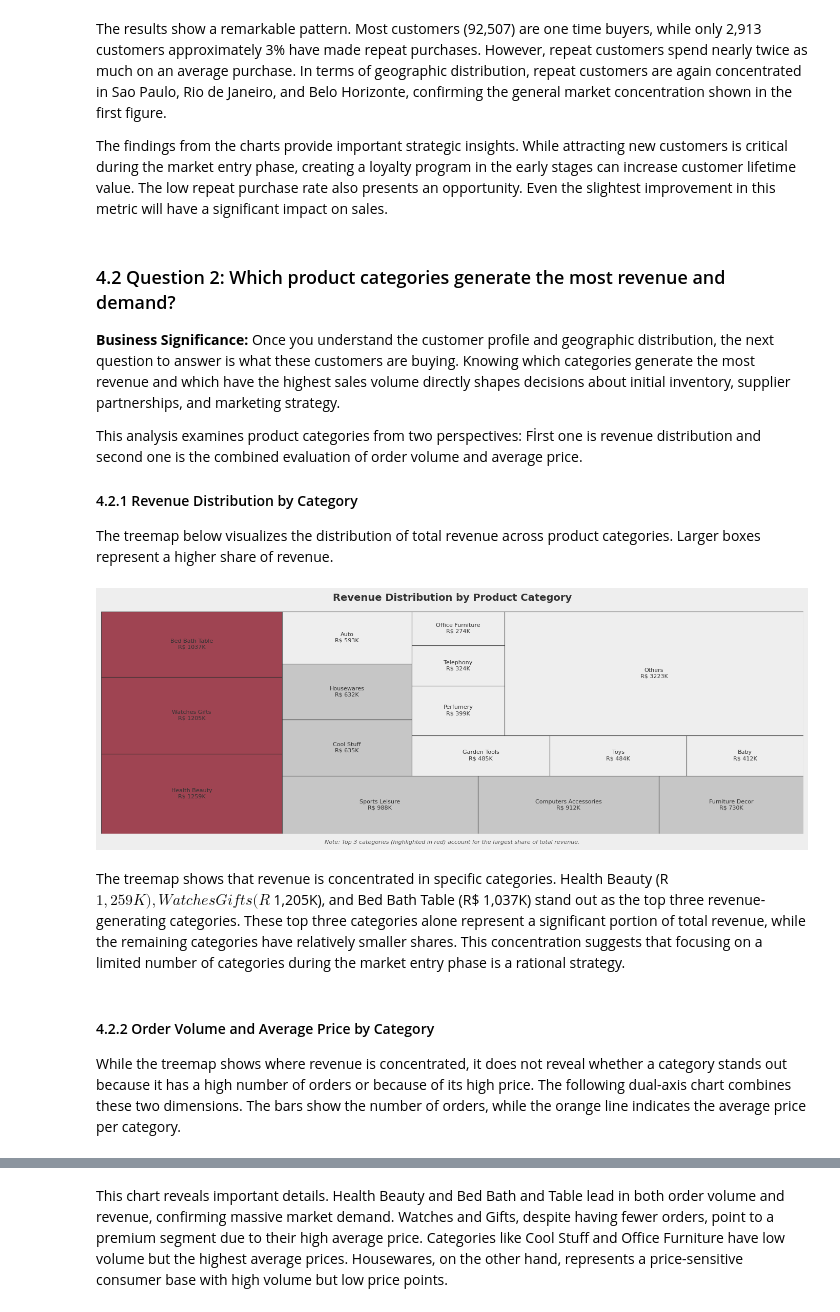
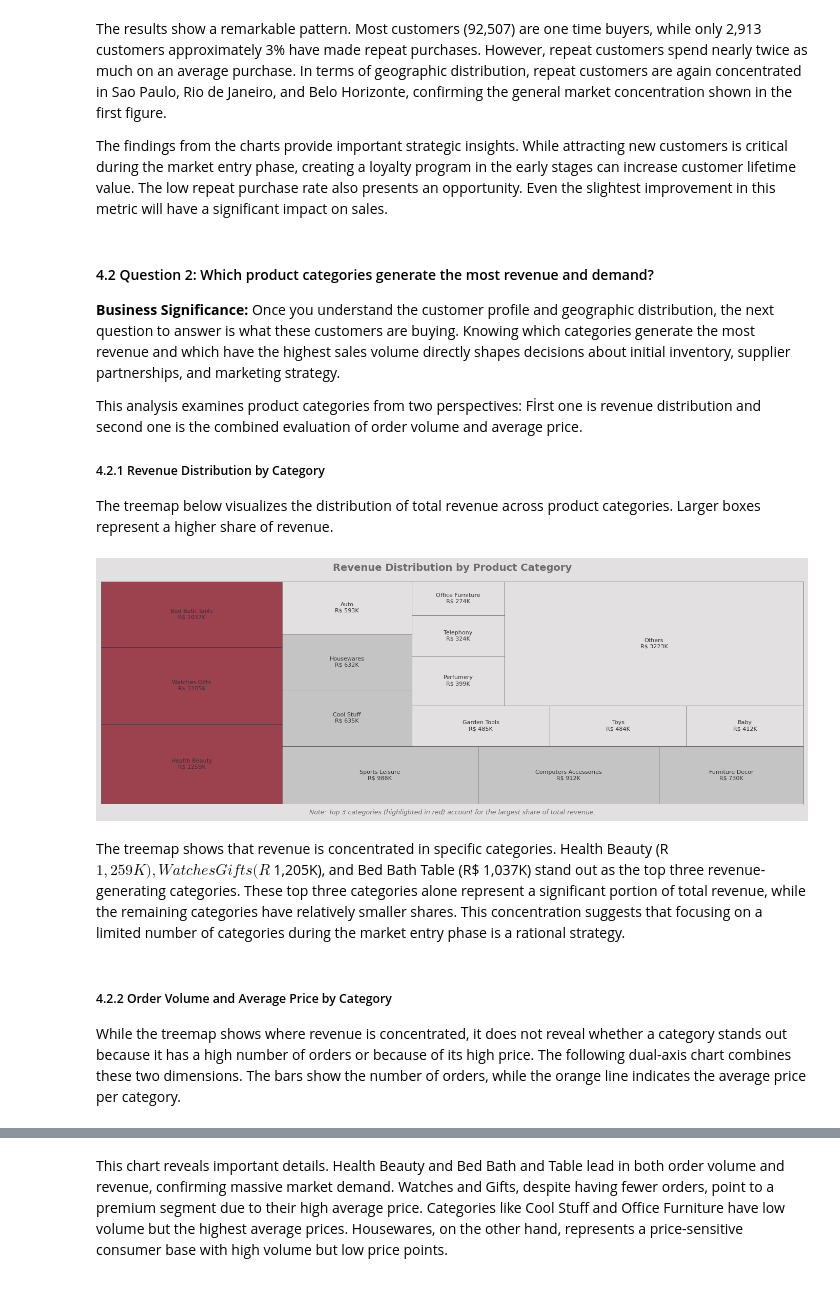
Before and after one commit to celinehacioglu/E-Commerce-Market-Analysis, a Jupyter notebook: analysis.ipynb, the cells around one changed output, grey strips where cells are left out. Cells and saved outputs as stored; diff of their text form; code cells hidden in the pictures.

```diff
--- a/analysis.ipynb
+++ b/analysis.ipynb
@@ -430,56 +438,62 @@ The results show a remarkable pattern. Most customers (92,507) are one time buye
 
 The findings from the charts provide important strategic insights. While attracting new customers is critical during the market entry phase, creating a loyalty program in the early stages can increase customer lifetime value. The low repeat purchase rate also presents an opportunity. Even the slightest improvement in this metric will have a significant impact on sales.
 # %% [markdown]
-### 4.2 Question 2: Which product categories generate the most revenue and demand?
+#### 4.2 Question 2: Which product categories generate the most revenue and demand?
 
 **Business Significance:** Once you understand the customer profile and geographic distribution, the next question to answer is what these customers are buying. Knowing which categories generate the most revenue and which have the highest sales volume directly shapes decisions about initial inventory, supplier partnerships, and marketing strategy.
 
 This analysis examines product categories from two perspectives: Fİrst one is revenue distribution and second one is the combined evaluation of order volume and average price.
 
-#### 4.2.1 Revenue Distribution by Category
+##### 4.2.1 Revenue Distribution by Category
 
 The treemap below visualizes the distribution of total revenue across product categories. Larger boxes represent a higher share of revenue.
 # %%
 
 category_analysis = customer_orders.groupby('product_category_name_english').agg(
     order_count=('order_id', 'nunique'),
     total_revenue=('price', 'sum'),
     avg_price=('price', 'mean')
 ).sort_values('total_revenue', ascending=False)
 
 top15 = category_analysis.head(15)
 others_revenue = category_analysis.iloc[15:]['total_revenue'].sum()
 
 treemap_data = pd.concat([top15['total_revenue'],
                           pd.Series({'others': others_revenue})])
 
 labels = [f"{name.replace('_', ' ').title()}\nR$ {val/1000:.0f}K" for name, val in treemap_data.items()]
-colors = ['#8B1A2B']*3 + ['#BDBDBD']*5 + ['#EEEEEE']*8
+colors = ['#8B1A2B']*3 + ['#BDBDBD']*5 + ['#E2E0E0']*9
 
 fig, ax = plt.subplots(figsize=(14, 5))
-fig.patch.set_facecolor('#EEEEEE')
-ax.set_facecolor('#EEEEEE')
+fig.patch.set_facecolor('#E2E0E0')
+ax.set_facecolor('#E2E0E0')
 
 squarify.plot(sizes=treemap_data.values, label=labels, color=colors,
               alpha=0.8, text_kwargs={'fontsize': 8}, ax=ax,
-              edgecolor='#333333', linewidth=0.8)
+              edgecolor='#333333', linewidth=0.5)
 
 ax.set_title('Revenue Distribution by Product Category',
-             fontsize=14, fontweight='bold', pad=15)
-ax.axis('off')
+             fontsize=14, fontweight='bold', pad=15, color = "#6D6B6B")
+ax.set_xticks([])
+ax.set_yticks([])
+ax.spines[['top', 'bottom', 'left']].set_visible(False)
+ax.spines['right'].set_visible(True)
+ax.spines['right'].set_color('#6D6B6B')
+ax.spines['right'].set_linewidth(0.5)
 
 fig.text(0.5, -0.01,
          'Note: Top 3 categories (highlighted in red) account for the largest share of total revenue.',
-         ha='center', fontsize=8, fontstyle='italic', color='#555555')
+         ha='center', fontsize=9, fontstyle='italic', color="#6D6B6B")
+
 
 plt.tight_layout()
 plt.show()
 # %% [output]
-[figure, old version]
+[figure, new version]
 # %% [markdown]
 The treemap shows that revenue is concentrated in specific categories. Health Beauty (R$ 1,259K), Watches Gifts (R$ 1,205K), and Bed Bath Table (R$ 1,037K) stand out as the top three revenue-generating categories. These top three categories alone represent a significant portion of total revenue, while the remaining categories have relatively smaller shares. This concentration suggests that focusing on a limited number of categories during the market entry phase is a rational strategy.
 # %% [markdown]
-#### 4.2.2 Order Volume and Average Price by Category
+##### 4.2.2 Order Volume and Average Price by Category
 
 While the treemap shows where revenue is concentrated, it does not reveal whether a category stands out because it has a high number of orders or because of its high price. The following dual-axis chart combines these two dimensions. The bars show the number of orders, while the orange line indicates the average price per category.
 # %%
```
Also changed, not shown: parts of 16 cells of this notebook.
